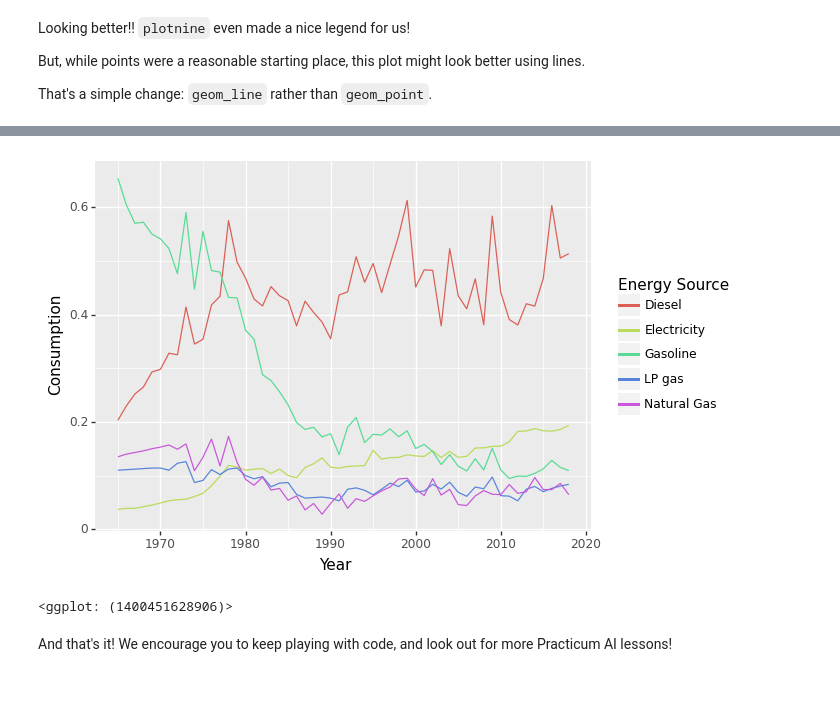
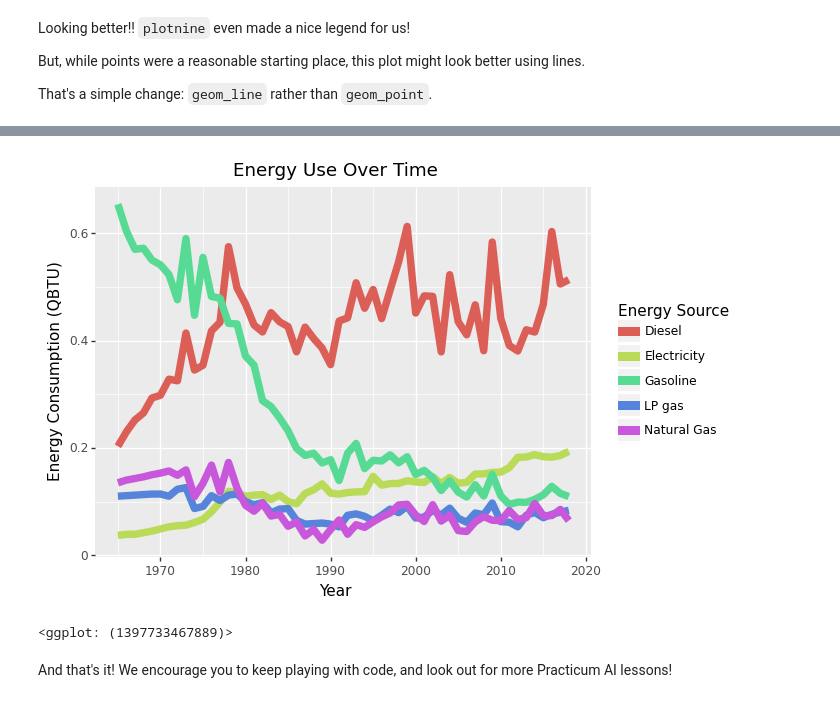
Before and after one commit to Jacob-DeWese/python-for-ai, a Jupyter notebook: 04_more_data_visualization.ipynb, the cells around one changed output, grey strips where cells are left out. Cells and saved outputs as stored; diff of their text form; code cells hidden in the pictures.

```diff
--- a/04_more_data_visualization.ipynb
+++ b/04_more_data_visualization.ipynb
@@ -333,12 +333,13 @@ There are a few more things we could do. Use the [`plotnine` documentation](http
 # %%
 # Add your code here
 (p9.ggplot(data=energy_data_long,
            mapping=p9.aes(x='Year', y='Consumption', color='Energy Source'))
-    + p9.geom_line()
+    + p9.geom_line(size=3)
+    + p9.labs(title="Energy Use Over Time", y="Energy Consumption (QBTU)")
 )
 # %% [output]
-[figure, old version]
+[figure, new version]
-<ggplot: (1400451628906)>
+<ggplot: (1397733467889)>
 # %% [markdown]
 And that's it! We encourage you to keep playing with code, and look out for more Practicum AI lessons!
 # %% [markdown]
```
Also changed, not shown: parts of 12 cells of this notebook.
